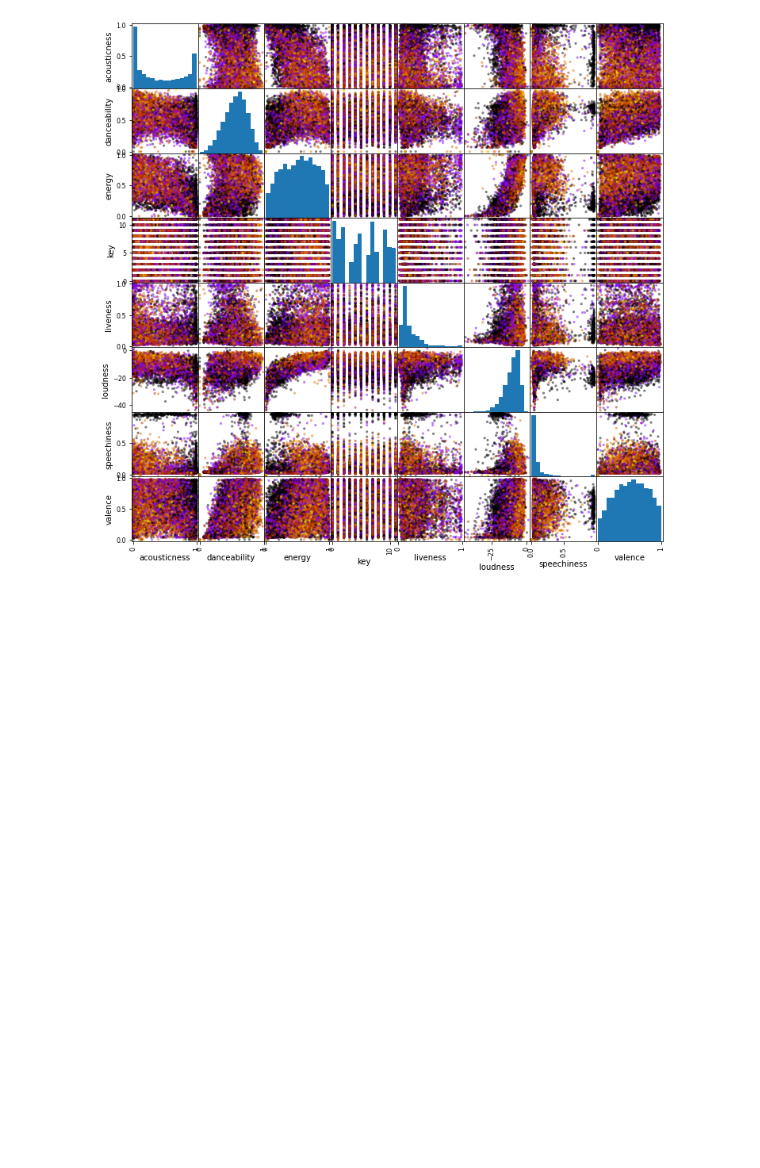
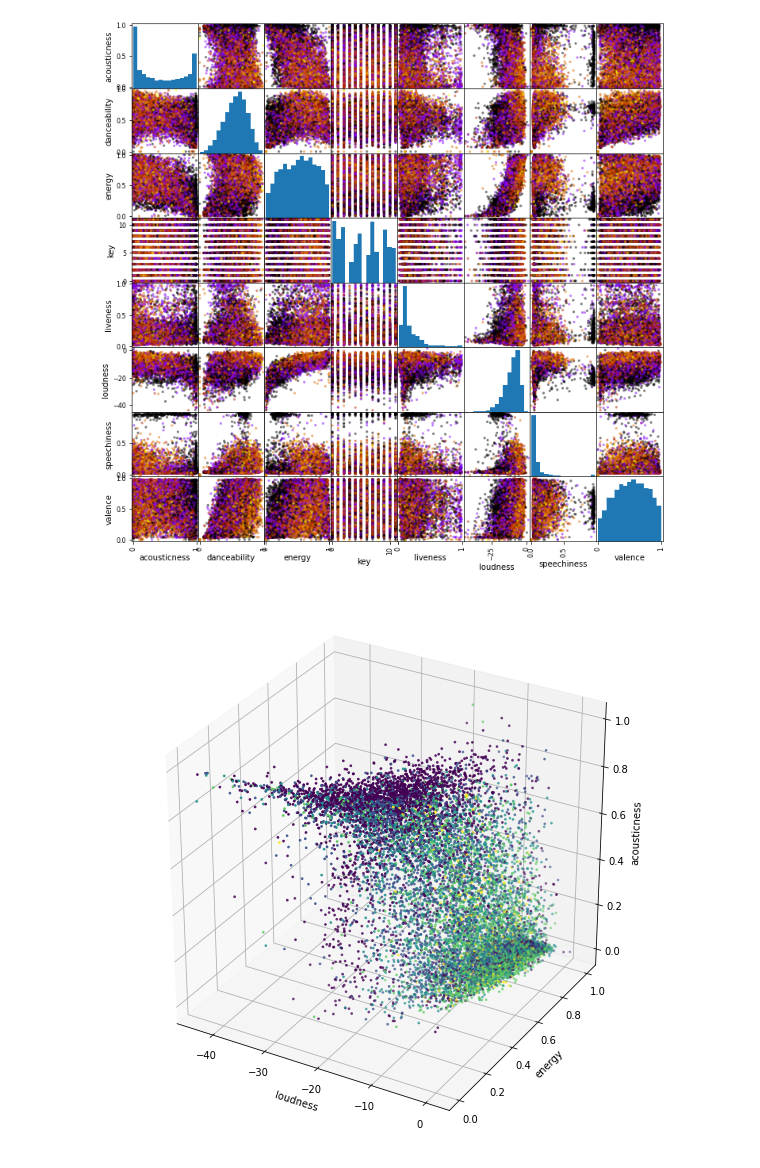
Before and after one commit to sumandutta8877/DATA-Analytics, a Jupyter notebook: DA_2021.ipynb, the cells around one changed output. Saved outputs shown, nothing was run; the diff lists cells and outputs as text; code cells hidden in the pictures; blank space fills up the shorter version.

```diff
--- a/DA_2021.ipynb
+++ b/DA_2021.ipynb
@@ -56,3 +57,14 @@ cmap = cm.get_cmap('gnuplot')
 scatter = pd.plotting.scatter_matrix(X_train,c=y_train,s=40,hist_kwds={'bins':15},figsize=(12,12),cmap=cmap)
 # %% [output]
 [figure]
+# %%
+fig = plt.figure(figsize=(10,10))
+ax = fig.add_subplot(111,projection = '3d')
+ax.scatter(X_train['loudness'],X_train['energy'],X_train['acousticness'], c=y_train,s=3)
+ax.set_xlabel('loudness')
+ax.set_ylabel('energy')
+ax.set_zlabel('acousticness')
+plt.show()
+#['loudness','energy','speechinesss']
+# %% [output]
+[figure, added]
```
Also changed, not shown: parts of 2 cells of this notebook.
